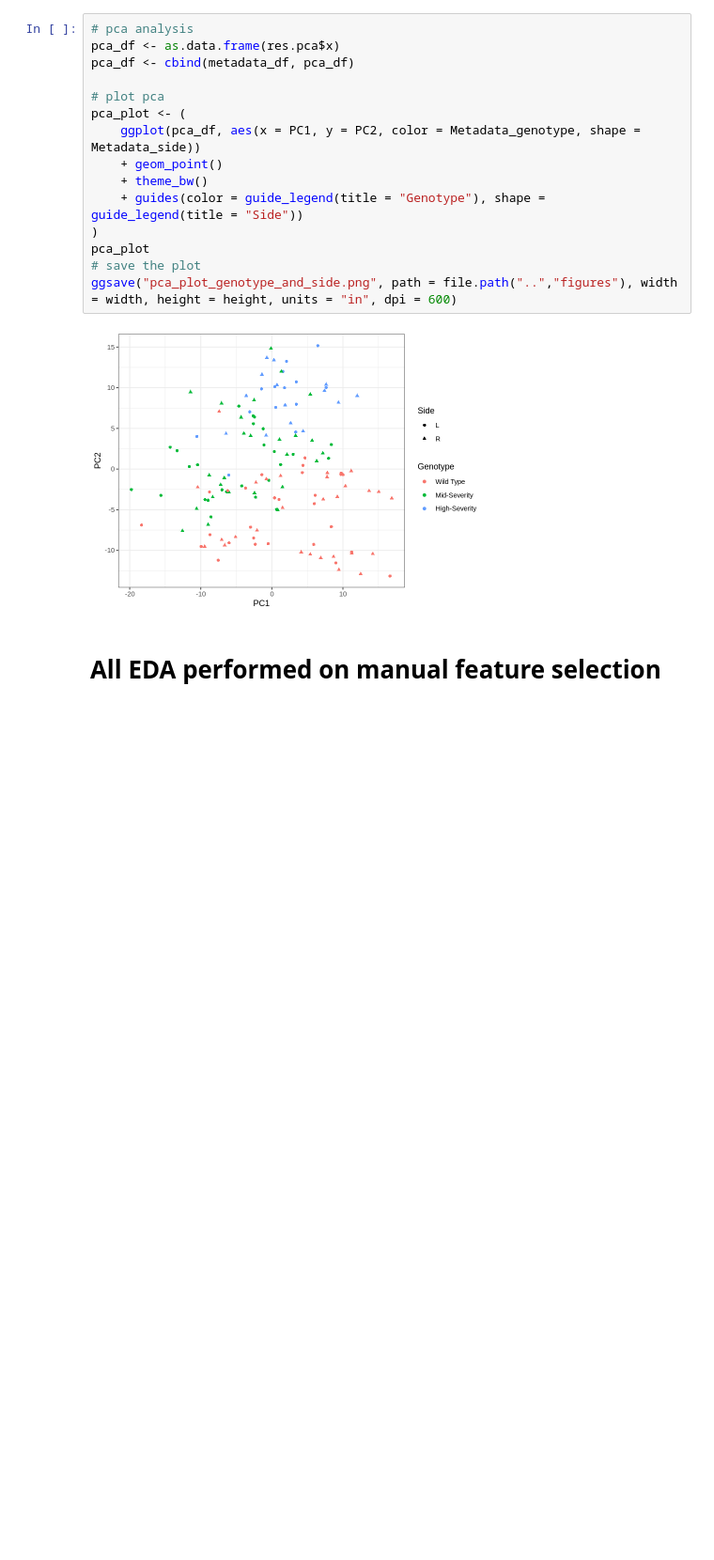
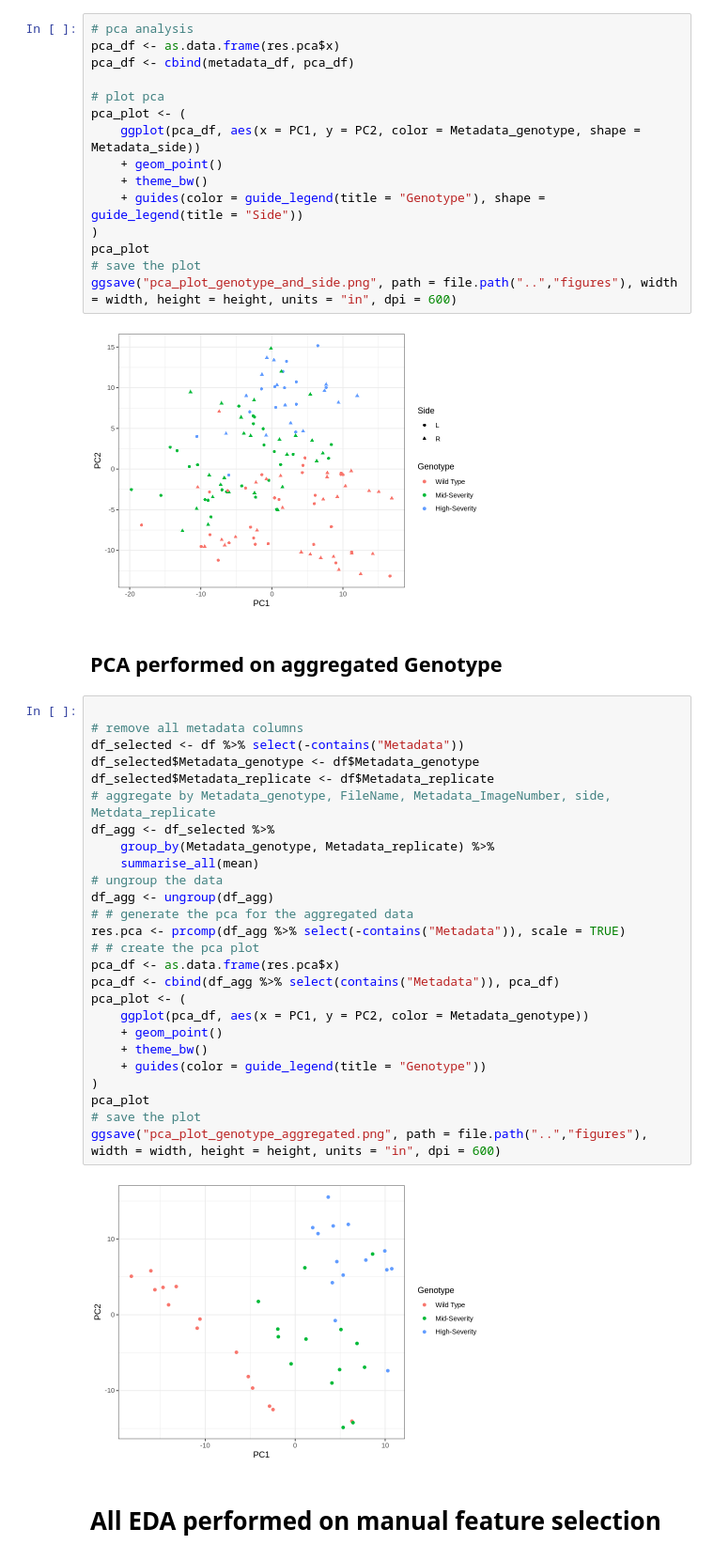
Before and after one commit to MikeLippincott/Nichols_Lab_Collaboration, a Jupyter notebook: 6.analyze_features/notebooks/0.eda.ipynb, the cells around one changed output. Shown at 94% size. Drawn from its saved outputs; the diff is of its cells as text; blank space fills up the shorter version.

```diff
--- a/6.analyze_features/notebooks/0.eda.ipynb
+++ b/6.analyze_features/notebooks/0.eda.ipynb
@@ -194,6 +192,36 @@ pca_plot
 ggsave("pca_plot_genotype_and_side.png", path = file.path("..","figures"), width = width, height = height, units = "in", dpi = 600)
 # %% [output]
 [figure]
+# %% [markdown]
+## PCA performed on aggregated Genotype
+# %%
+
+# remove all metadata columns
+df_selected <- df %>% select(-contains("Metadata"))
+df_selected$Metadata_genotype <- df$Metadata_genotype
+df_selected$Metadata_replicate <- df$Metadata_replicate
+# aggregate by Metadata_genotype, FileName, Metadata_ImageNumber, side, Metdata_replicate
+df_agg <- df_selected %>%
+    group_by(Metadata_genotype, Metadata_replicate) %>%
+    summarise_all(mean)
+# ungroup the data
+df_agg <- ungroup(df_agg)
+# # generate the pca for the aggregated data
+res.pca <- prcomp(df_agg %>% select(-contains("Metadata")), scale = TRUE)
+# # create the pca plot
+pca_df <- as.data.frame(res.pca$x)
+pca_df <- cbind(df_agg %>% select(contains("Metadata")), pca_df)
+pca_plot <- (
+    ggplot(pca_df, aes(x = PC1, y = PC2, color = Metadata_genotype))
+    + geom_point()
+    + theme_bw()
+    + guides(color = guide_legend(title = "Genotype"))
+)
+pca_plot
+# save the plot
+ggsave("pca_plot_genotype_aggregated.png", path = file.path("..","figures"), width = width, height = height, units = "in", dpi = 600)
+# %% [output]
+[figure, added]
 # %% [markdown]
 # All EDA performed on manual feature selection
 # %%
```
Also changed, not shown: parts of 8 cells of this notebook, 42 other files.
